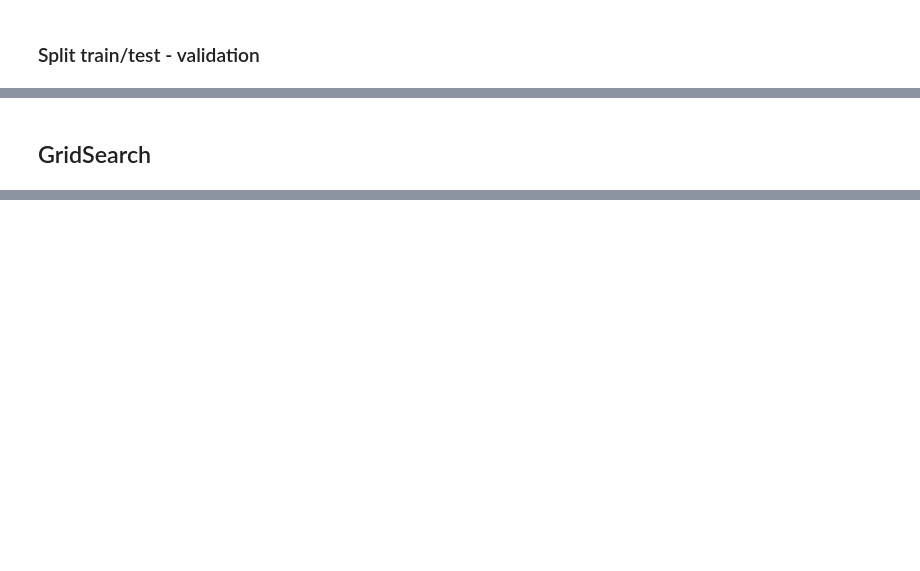
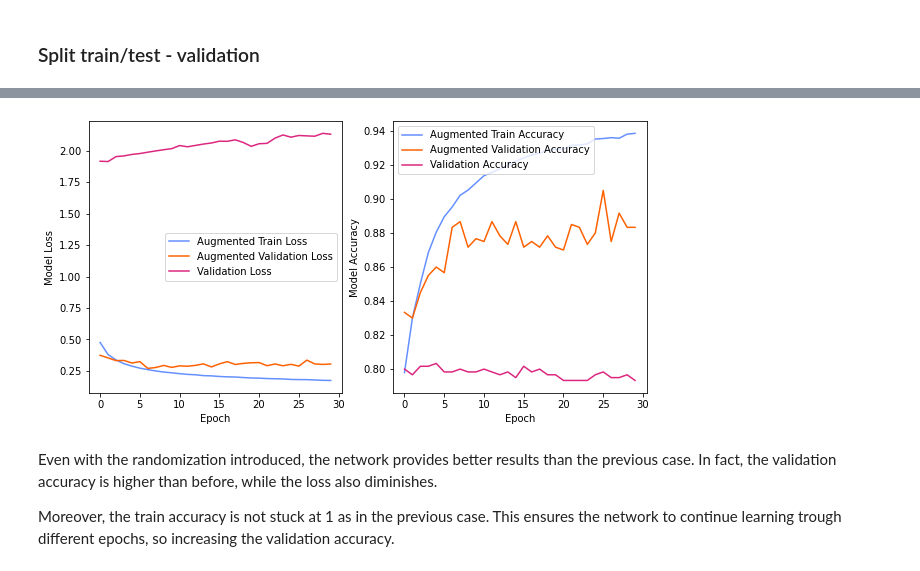
Before and after one commit to LorenzoBuriola/LoCP_moduleB, a Jupyter notebook: Week2/Ex_week02_FPGheArt.ipynb, the cells around one changed output, grey strips where cells are left out. Saved outputs shown, nothing was run; the diff lists cells and outputs as text; code cells hidden in the pictures; blank space fills up the shorter version.

```diff
--- a/Week2/Ex_week02_FPGheArt.ipynb
+++ b/Week2/Ex_week02_FPGheArt.ipynb
@@ -188,5 +203,6 @@ aug_N_train = N_train*16
 # %% [markdown]
 ### Split train/test - validation
 # %%
-fit2 = model.fit(augx_train, augy_train,
-                epochs=30, batch_size = 50, validation_data = (x_test,y_test), shuffle = True,)
+#ModelFit with Augmented Data
+fit_augmented = model.fit(augx_train, augy_train,
+                epochs=30, batch_size = 50, validation_data = (x_test,y_test), shuffle = True, verbose = 0)
@@ -244,2 +209,36 @@ Test accuracy: 0.8883333206176758
-# %% [markdown]
-## GridSearch
+# %%
+# evaluate model
+score = model.evaluate(x_test, y_test, verbose=1)
+
+# print performance
+print()
+print('Test loss:', score[0])
+print('Test accuracy:', score[1])
+
+# looking training history
+
+fig, (ax1, ax2) = plt.subplots(1, 2, figsize=(10, 5))
+
+
+# summarize history for loss
+ax1.plot(fit_augmented.history['loss'], label = 'Augmented Train Loss',color =  '#648FFF')
+ax1.plot(fit_augmented.history['val_loss'], label = 'Augmented Validation Loss', color = '#FE6100')
+ax1.plot(fit.history['val_loss'], label = 'Validation Loss', color  = '#DC267F' )
+
+ax1.legend(loc = 'best')
+ax1.set_xlabel('Epoch')
+ax1.set_ylabel('Model Loss')
+
+
+# summarize history for accuracy
+ax2.plot(fit_augmented.history['accuracy'], label = 'Augmented Train Accuracy', color =  '#648FFF')
+ax2.plot(fit_augmented.history['val_accuracy'], label = 'Augmented Validation Accuracy',color = '#FE6100')
+ax2.plot(fit.history['val_accuracy'], label = 'Validation Accuracy', color  = '#DC267F')
+
+
+ax2.legend(loc = 'best')
+ax2.set_xlabel('Epoch')
+ax2.set_ylabel('Model Accuracy')
+
+plt.show()
+# %% [output]
@@ -245,0 +249,5 @@ Test accuracy: 0.8883333206176758
+[figure, added]
+# %% [markdown]
+Even with the randomization introduced, the network provides better results than the previous case. In fact, the validation accuracy is higher than before, while the loss also diminishes.
+
+Moreover, the train accuracy is not stuck at 1 as in the previous case. This ensures the network to continue learning trough different epochs, so increasing the validation accuracy.
```
Also changed, not shown: parts of 63 cells of this notebook.
